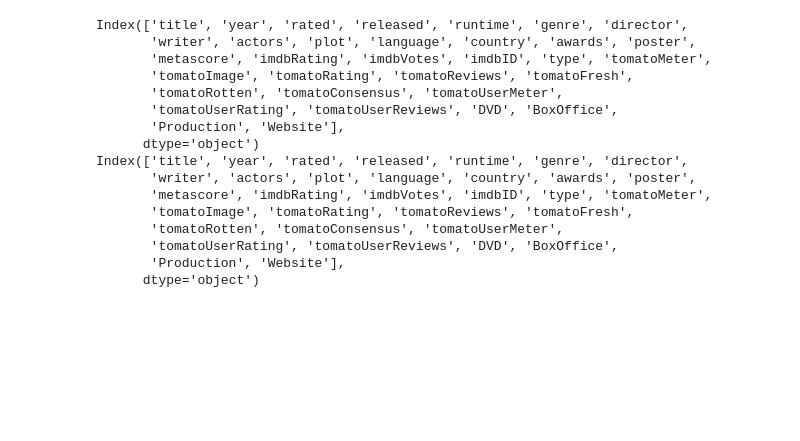
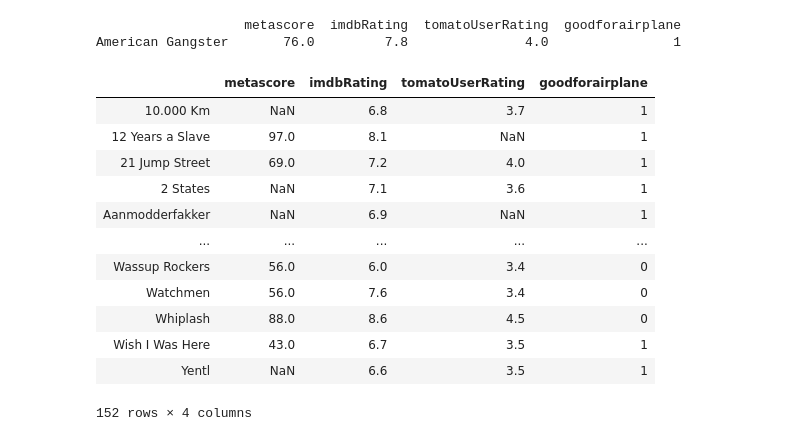
Before and after one commit to mrpip/ExperimentDesign_ex2_CoE, a Jupyter notebook: ratings_metadata_make_csv.ipynb, the cells around one changed output. Cells and saved outputs as stored; diff of their text form; code cells hidden in the pictures; blank space fills up the shorter version.

```diff
--- a/ratings_metadata_make_csv.ipynb
+++ b/ratings_metadata_make_csv.ipynb
@@ -30 +107,27 @@ modules imported successfully
+# %%
+ratings_goodforairplane = ratings + ['goodforairplane']
+
+ratings_dev = df_dev[ratings_goodforairplane]
+# ratings_dev.to_csv('ratings_dev.csv')
+print(ratings_dev.head(1))
+
+ratings_test = df_test[ratings_goodforairplane]
+# ratings_test.to_csv('ratings_test.csv')
+ratings_test
+# %% [output]
+                   metascore  imdbRating  tomatoUserRating  goodforairplane
+American Gangster       76.0         7.8               4.0                1
+|  | metascore | imdbRating | tomatoUserRating | goodforairplane |
+| 10.000 Km | NaN | 6.8 | 3.7 | 1 |
+| 12 Years a Slave | 97.0 | 8.1 | NaN | 1 |
+| 21 Jump Street | 69.0 | 7.2 | 4.0 | 1 |
+| 2 States | NaN | 7.1 | 3.6 | 1 |
+| Aanmodderfakker | NaN | 6.9 | NaN | 1 |
+| ... | ... | ... | ... | ... |
+| Wassup Rockers | 56.0 | 6.0 | 3.4 | 0 |
+| Watchmen | 56.0 | 7.6 | 3.4 | 0 |
+| Whiplash | 88.0 | 8.6 | 4.5 | 0 |
+| Wish I Was Here | 43.0 | 6.7 | 3.5 | 1 |
+| Yentl | NaN | 6.6 | 3.5 | 1 |
+152 rows × 4 columns
 # %%
@@ -84,37 +186,0 @@ def get_dummies(df, selected_features=['language', 'genre', 'country', 'rated'])
-# %%
-df_dev = load_data('Dev')
-labels = pd.read_excel(r'Dev_Set\dev_set_groundtruth_and_trailers.xls', index_col=0).goodforairplane
-df_dev = df_dev.merge(labels, left_index=True, right_index=True)
-
-df_test = load_data('Test')
-labels = pd.read_csv(r'Test_Set\CoeTestLabels.csv', index_col=0).goodforairplanes
-df_test = df_test.merge(labels, left_index=True, right_index=True)
-df_test.rename(columns={'goodforairplanes': 'goodforairplane'}, inplace=True)
-
-df_dev_test = df_dev.append(df_test)
-df_dev_test = get_dummies(df_dev_test)
-df_dev_test.index = df_dev_test.index.str.replace('\'', '')
-
-
-df_dev = df_dev_test.iloc[:86]
-df_dev.to_csv('metadata_ratings_dev.csv', index=True)
-
-df_test = df_dev_test.iloc[86:]
-df_test.to_csv('metadata_ratings_test.csv', index=True)
-# %% [output]
-Index(['title', 'year', 'rated', 'released', 'runtime', 'genre', 'director',
-       'writer', 'actors', 'plot', 'language', 'country', 'awards', 'poster',
-       'metascore', 'imdbRating', 'imdbVotes', 'imdbID', 'type', 'tomatoMeter',
-       'tomatoImage', 'tomatoRating', 'tomatoReviews', 'tomatoFresh',
-       'tomatoRotten', 'tomatoConsensus', 'tomatoUserMeter',
-       'tomatoUserRating', 'tomatoUserReviews', 'DVD', 'BoxOffice',
-       'Production', 'Website'],
-      dtype='object')
-Index(['title', 'year', 'rated', 'released', 'runtime', 'genre', 'director',
-       'writer', 'actors', 'plot', 'language', 'country', 'awards', 'poster',
-       'metascore', 'imdbRating', 'imdbVotes', 'imdbID', 'type', 'tomatoMeter',
-       'tomatoImage', 'tomatoRating', 'tomatoReviews', 'tomatoFresh',
-       'tomatoRotten', 'tomatoConsensus', 'tomatoUserMeter',
-       'tomatoUserRating', 'tomatoUserReviews', 'DVD', 'BoxOffice',
-       'Production', 'Website'],
-      dtype='object')
```
Also changed, not shown: parts of 6 cells of this notebook, 3 other files.
